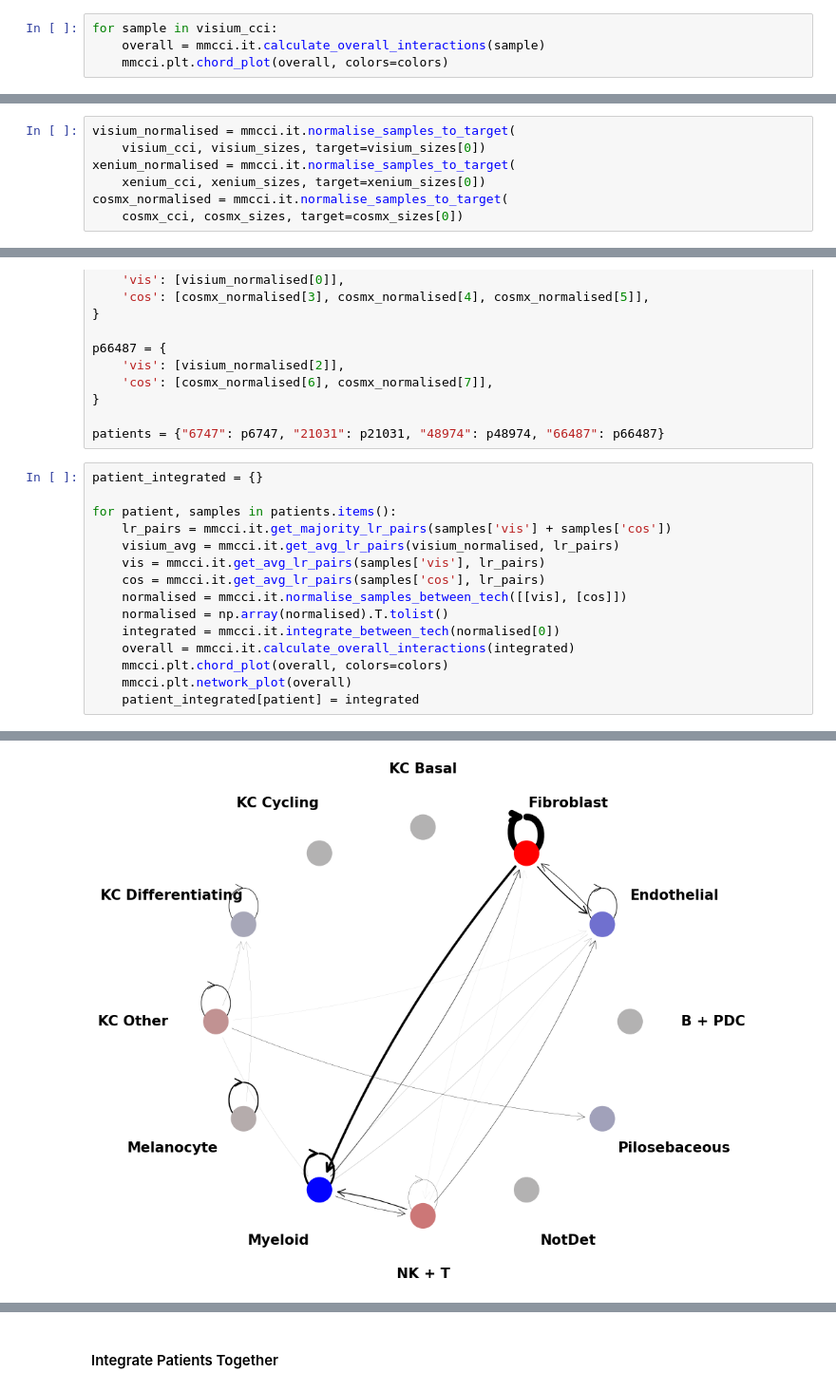
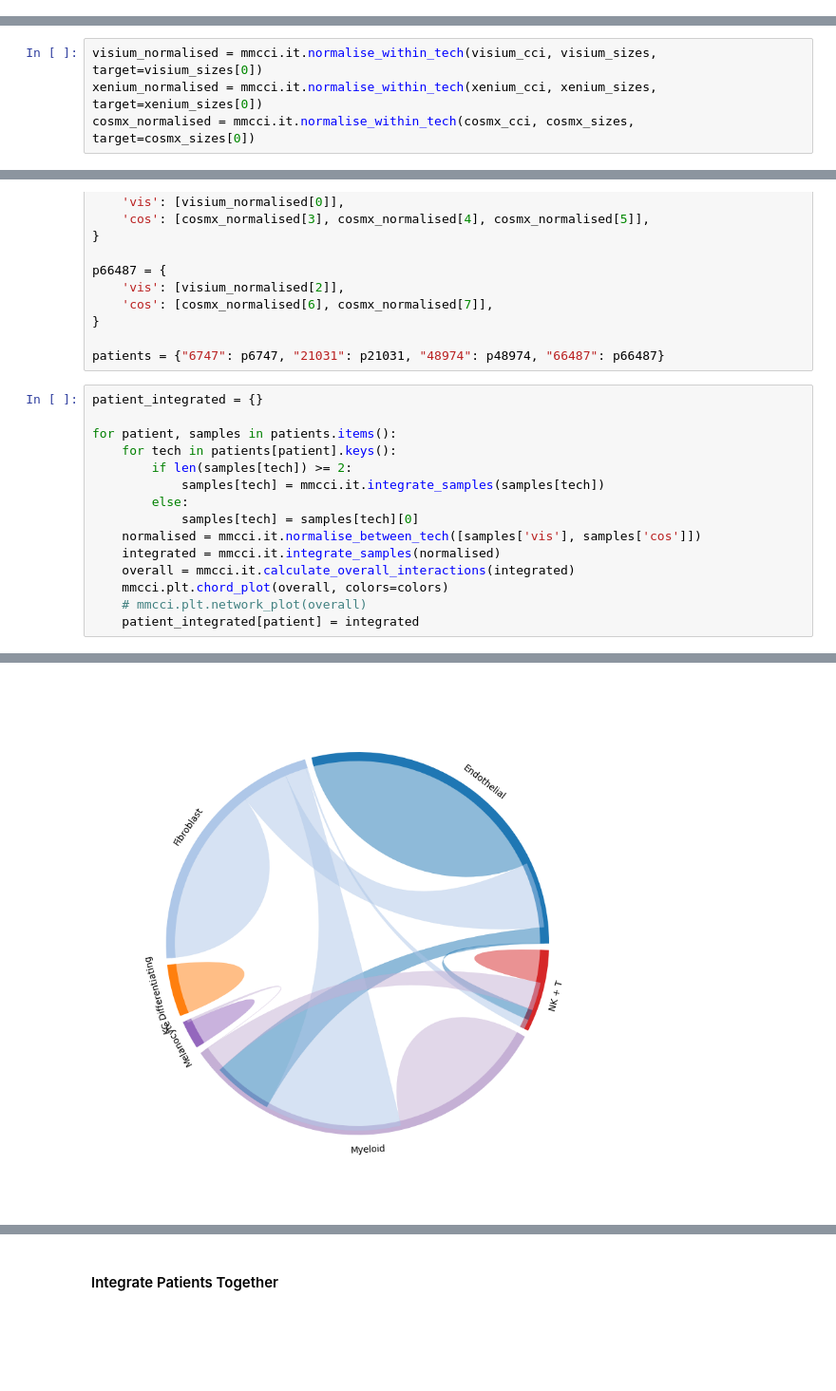
Before and after one commit to BiomedicalMachineLearning/MultimodalCCI, a Jupyter notebook: examples/melanoma_integration.ipynb, the cells around one changed output, grey strips where cells are left out. Shown at 95% size. Saved outputs shown, nothing was run; the diff lists cells and outputs as text; blank space fills up the shorter version.

```diff
--- a/examples/melanoma_integration.ipynb
+++ b/examples/melanoma_integration.ipynb
@@ -86,7 +86,3 @@ for i in range(len(cosmx_cci)):
             index=cell_type_replacements,
             columns=cell_type_replacements,
             inplace=True)
-# %%
-for sample in visium_cci:
-    overall = mmcci.it.calculate_overall_interactions(sample)
-    mmcci.plt.chord_plot(overall, colors=colors)
@@ -98,12 +89,9 @@ for sample in visium_cci:
 # %% [markdown]
 #### Normalise each group of samples
 # %%
-visium_normalised = mmcci.it.normalise_samples_to_target(
-    visium_cci, visium_sizes, target=visium_sizes[0])
-xenium_normalised = mmcci.it.normalise_samples_to_target(
-    xenium_cci, xenium_sizes, target=xenium_sizes[0])
-cosmx_normalised = mmcci.it.normalise_samples_to_target(
-    cosmx_cci, cosmx_sizes, target=cosmx_sizes[0])
+visium_normalised = mmcci.it.normalise_within_tech(visium_cci, visium_sizes, target=visium_sizes[0])
+xenium_normalised = mmcci.it.normalise_within_tech(xenium_cci, xenium_sizes, target=xenium_sizes[0])
+cosmx_normalised = mmcci.it.normalise_within_tech(cosmx_cci, cosmx_sizes, target=cosmx_sizes[0])
 # %% [markdown]
 #### Integrate Patients
 
@@ -136,18 +124,18 @@ patients = {"6747": p6747, "21031": p21031, "48974": p48974, "66487": p66487}
 # %%
 patient_integrated = {}
 
 for patient, samples in patients.items():
-    lr_pairs = mmcci.it.get_majority_lr_pairs(samples['vis'] + samples['cos'])
-    visium_avg = mmcci.it.get_avg_lr_pairs(visium_normalised, lr_pairs)
-    vis = mmcci.it.get_avg_lr_pairs(samples['vis'], lr_pairs)
-    cos = mmcci.it.get_avg_lr_pairs(samples['cos'], lr_pairs)
-    normalised = mmcci.it.normalise_samples_between_tech([[vis], [cos]])
-    normalised = np.array(normalised).T.tolist()
-    integrated = mmcci.it.integrate_between_tech(normalised[0])
+    for tech in patients[patient].keys():
+        if len(samples[tech]) >= 2:
+            samples[tech] = mmcci.it.integrate_samples(samples[tech])
+        else:
+            samples[tech] = samples[tech][0]
+    normalised = mmcci.it.normalise_between_tech([samples['vis'], samples['cos']])
+    integrated = mmcci.it.integrate_samples(normalised)
     overall = mmcci.it.calculate_overall_interactions(integrated)
     mmcci.plt.chord_plot(overall, colors=colors)
-    mmcci.plt.network_plot(overall)
+    # mmcci.plt.network_plot(overall)
     patient_integrated[patient] = integrated
 # %% [output]
 [figure]
-[figure, old version]
+[figure, new version]
```
Also changed, not shown: parts of 3 cells of this notebook, 10 other files.
